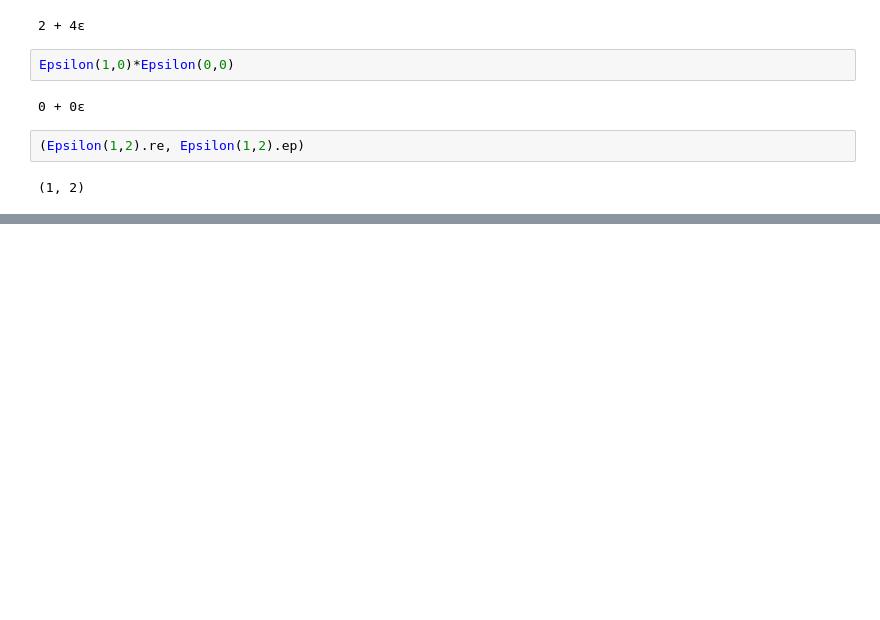
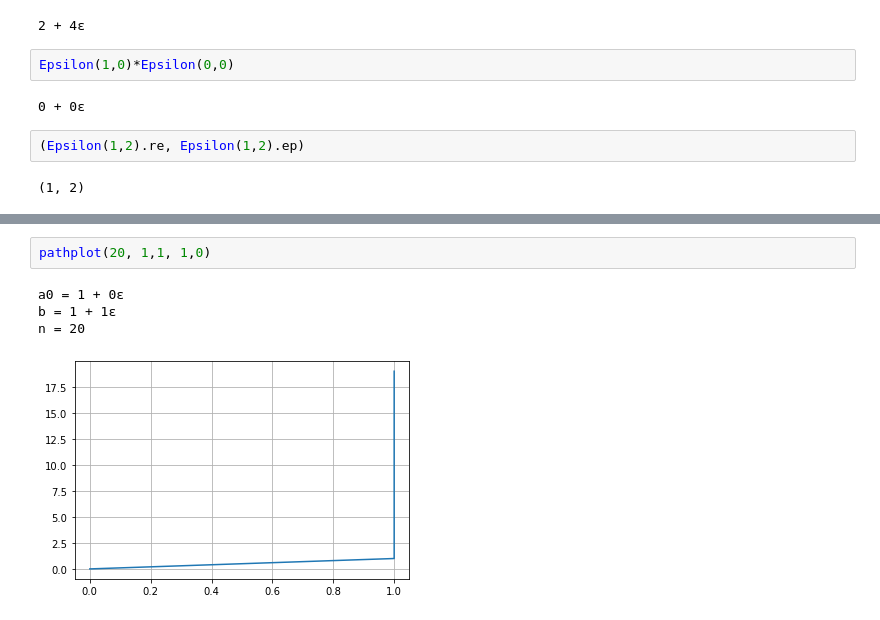
Before and after one commit to Quoteme/math, a Jupyter notebook: epsilon/epsilon.ipynb, the cells around one changed output, grey strips where cells are left out. Saved outputs shown, nothing was run; the diff lists cells and outputs as text; blank space fills up the shorter version.

```diff
--- a/epsilon/epsilon.ipynb
+++ b/epsilon/epsilon.ipynb
@@ -88,0 +124,7 @@ interactive(children=(FloatSlider(value=1.5, description='re', max=4.5, min=-1.5
+# %%
+pathplot(20, 1,1, 1,0)
+# %% [output]
+a0 = 1 + 0ε
+b = 1 + 1ε
+n = 20
+[figure, added]
```
Also changed, not shown: parts of 11 cells of this notebook, 3 other files.
